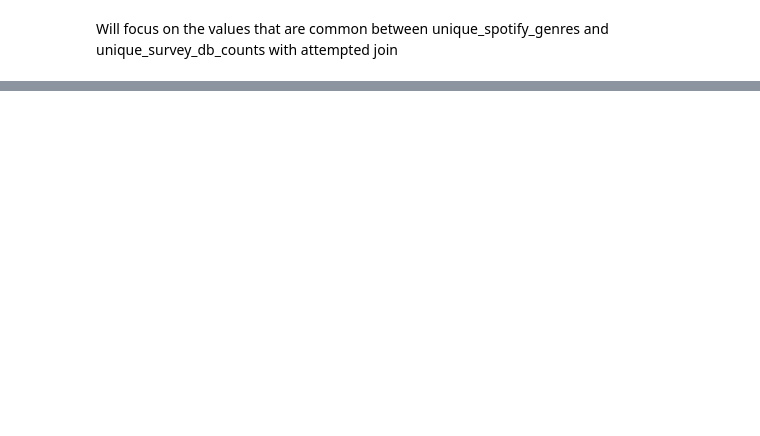
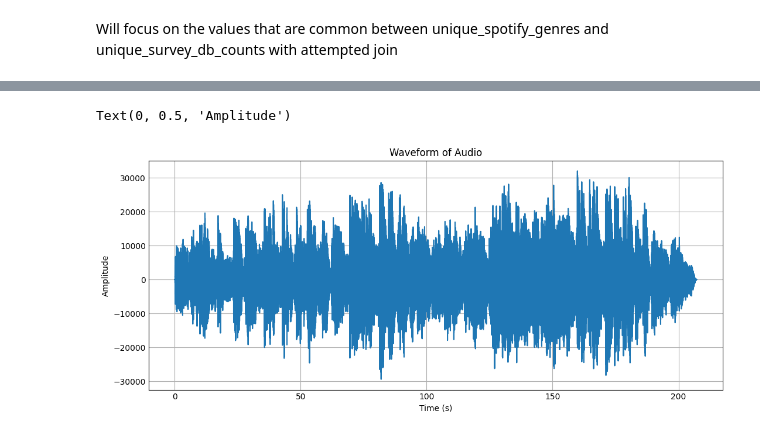
Before and after one commit to luckycarms/Music, a Jupyter notebook: music copy2.ipynb, the cells around one changed output, grey strips where cells are left out. Saved outputs shown, nothing was run; the diff lists cells and outputs as text; code cells hidden in the pictures; blank space fills up the shorter version.

```diff
--- a/music copy2.ipynb
+++ b/music copy2.ipynb
@@ -596,0 +884,37 @@ plt.show()
+# %%
+
+
+# Load the .wav file
+audio_file = 'NatKingColeNatalie-Unforgetable.wav'  # Replace with your audio file path
+
+# Open the .wav file
+with wave.open(audio_file, 'rb') as wav_file:
+    # Get parameters (sample width, frame rate, number of frames, etc.)
+    params = wav_file.getparams()
+    n_channels = params[0]
+    sample_width = params[1]
+    frame_rate = params[2]
+    n_frames = params[3]
+
+    # Read the audio frames
+    audio_data = wav_file.readframes(n_frames)
+
+    # Convert audio data to numpy array
+    audio_array = np.frombuffer(audio_data, dtype=np.int16)
+
+# If stereo (2 channels), split the channels
+if n_channels == 2:
+    audio_array = audio_array[::2]  # Take just one channel for simplicity
+
+# Time axis for plotting
+time = np.linspace(0, n_frames / frame_rate, num=n_frames)
+
+# Plot the waveform
+plt.figure(figsize=(10, 4))
+plt.plot(time, audio_array)
+plt.title("Waveform of Audio")
+plt.xlabel("Time (s)")
+plt.ylabel("Amplitude")
+# %% [output]
+Text(0, 0.5, 'Amplitude')
+[figure, added]
```
Also changed, not shown: parts of 32 cells of this notebook, 13 other files.
